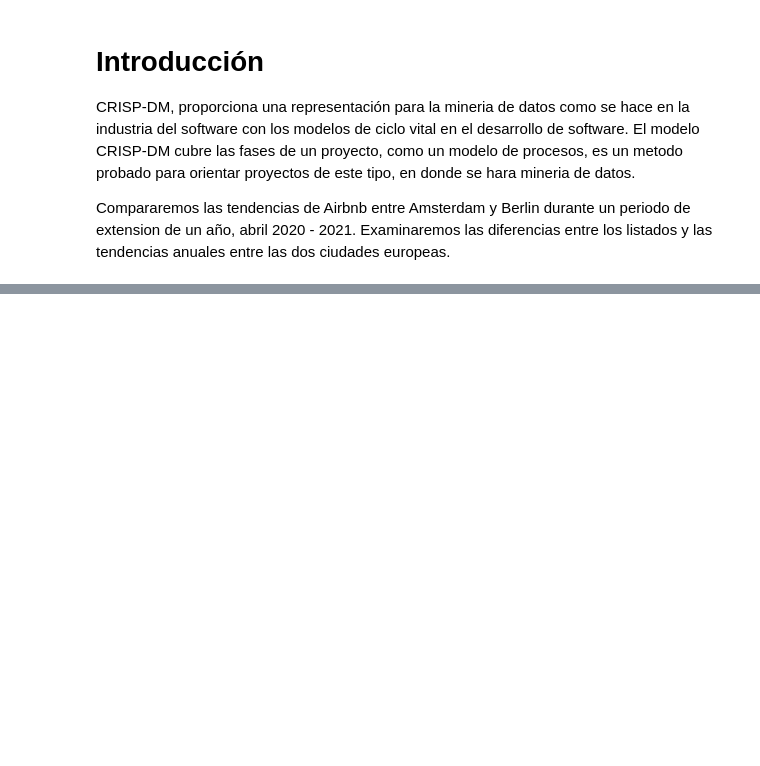
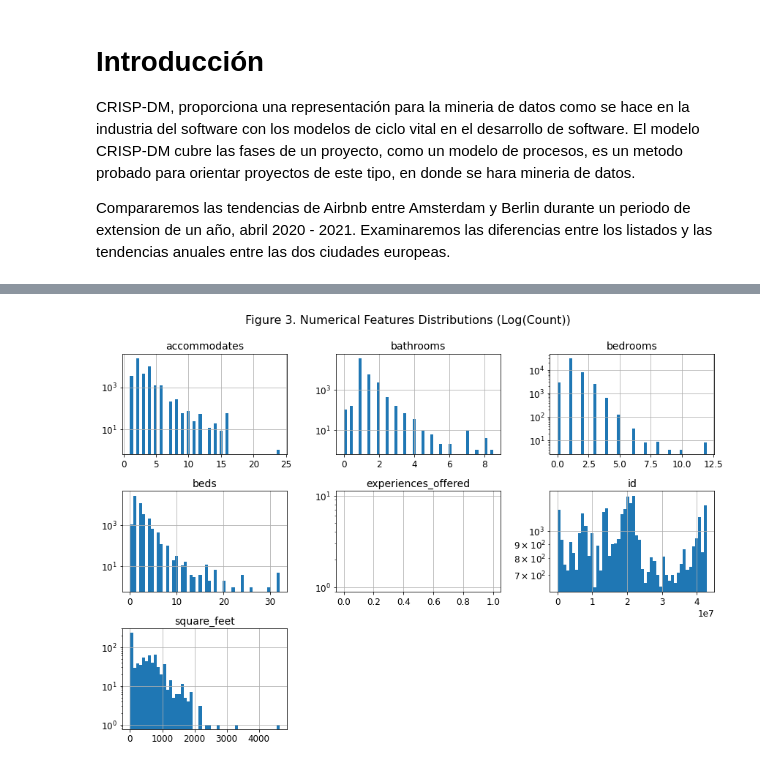
Before and after one commit to milorico/KDD2020-01, a Jupyter notebook: KDD_Project_UNAB_2020_01.ipynb, the cells around one changed output, grey strips where cells are left out. Cells and saved outputs as stored; diff of their text form; code cells hidden in the pictures; blank space fills up the shorter version.

```diff
--- a/KDD_Project_UNAB_2020_01.ipynb
+++ b/KDD_Project_UNAB_2020_01.ipynb
@@ -18,0 +336,6 @@ El negocio del hospedaje para turismo o celebraciones se ha modernizado notablem
+# %%
+listings.select_dtypes(include=np.number).hist(figsize=(12, 8), bins=50, log=True)
+plt.gcf().suptitle('Figure 3. Numerical Features Distributions (Log(Count))', y=1.04)
+plt.gcf().tight_layout();
+# %% [output]
+[figure, added]
```
Also changed, not shown: parts of 102 cells of this notebook.
